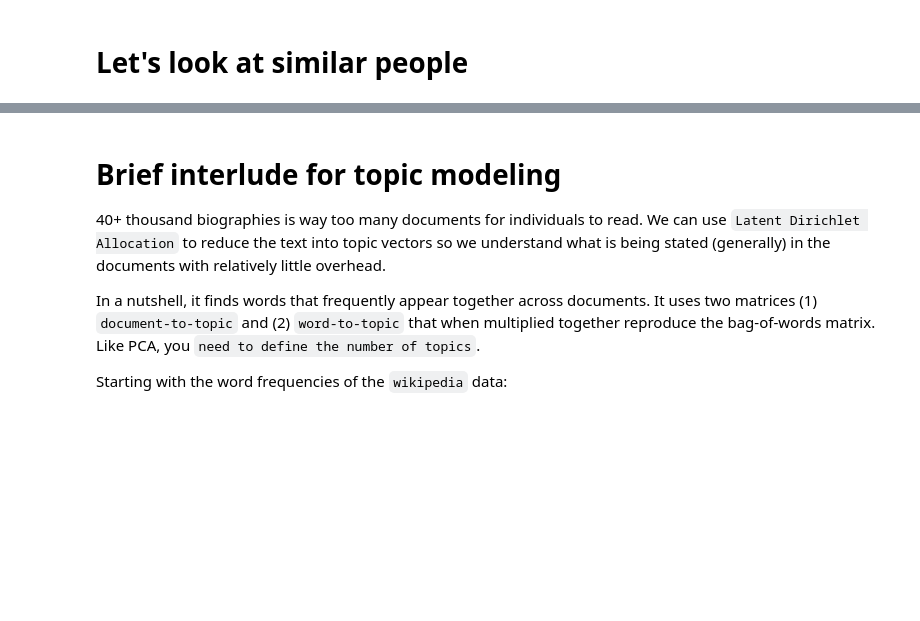
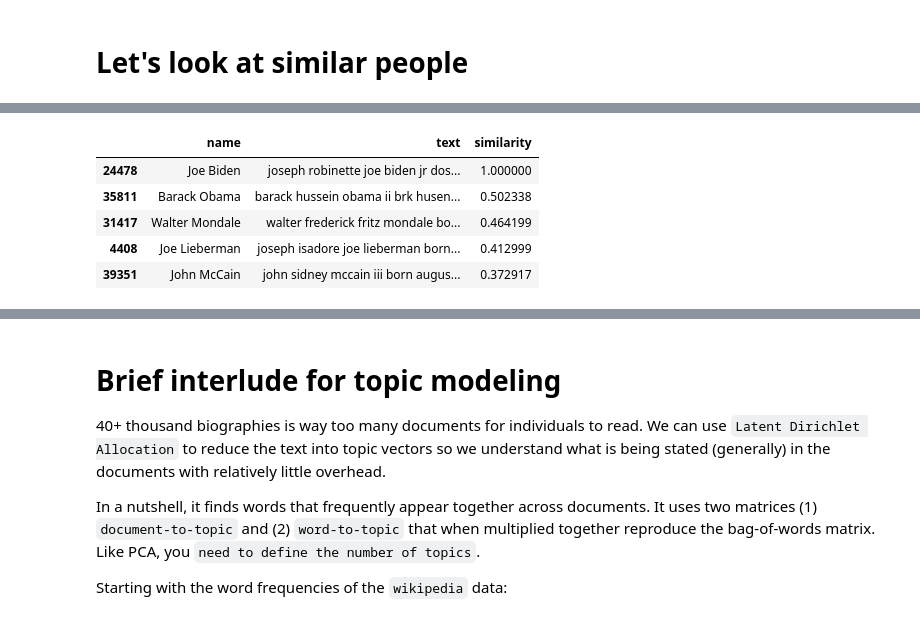
Before and after one commit to msaricaumbc/DS602_Fall2025, a Jupyter notebook: week11 - clustering and unsupervised learning/clustering.ipynb, the cells around one changed output, grey strips where cells are left out. Saved outputs shown, nothing was run; the diff lists cells and outputs as text; code cells hidden in the pictures; blank space fills up the shorter version.

```diff
--- a/week11 - clustering and unsupervised learning/clustering.ipynb
+++ b/week11 - clustering and unsupervised learning/clustering.ipynb
@@ -831,2 +1203,11 @@ def get_similar_people(name, top=5):
+# %%
+get_similar_people('Joe Biden')
+# %% [output]
+|  | name | text | similarity |
+| 24478 | Joe Biden | joseph robinette joe biden jr dos... | 1.000000 |
+| 35811 | Barack Obama | barack hussein obama ii brk husen... | 0.502338 |
+| 31417 | Walter Mondale | walter frederick fritz mondale bo... | 0.464199 |
+| 4408 | Joe Lieberman | joseph isadore joe lieberman born... | 0.412999 |
+| 39351 | John McCain | john sidney mccain iii born augus... | 0.372917 |
 # %%
 get_similar_people('Tom Hanks')
```
Also changed, not shown: parts of 67 cells of this notebook.
